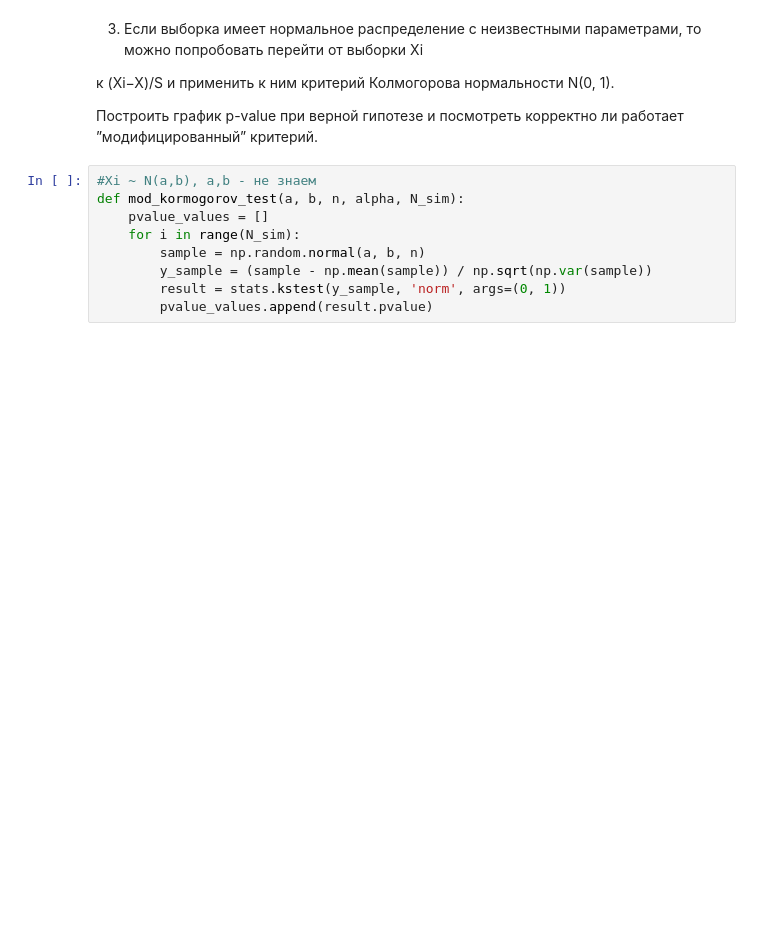
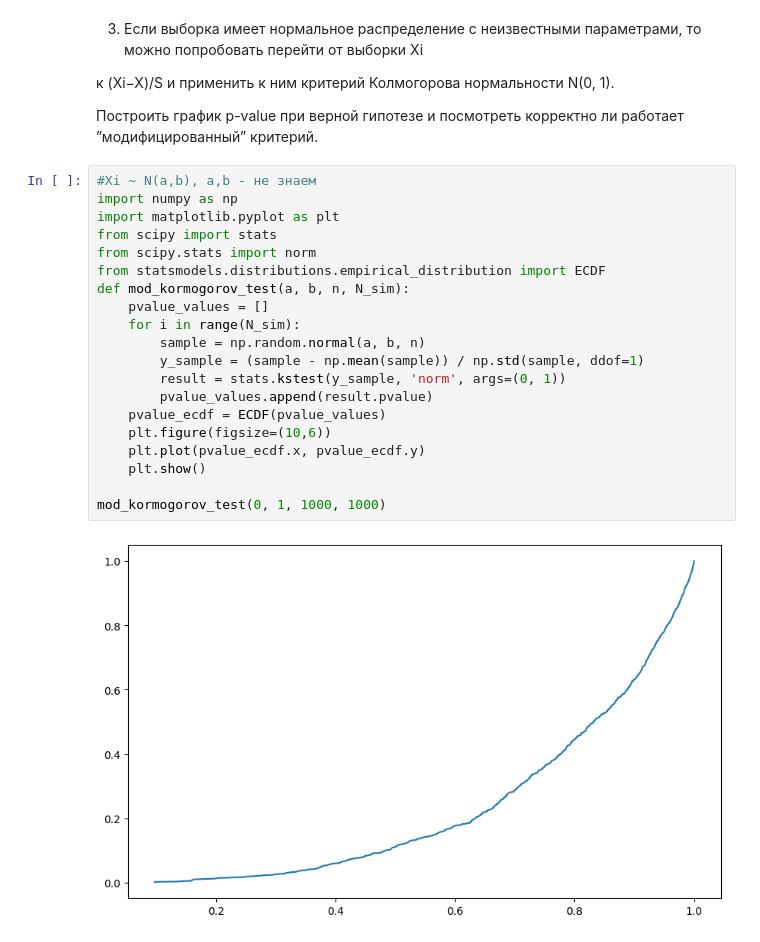
Before and after one commit to atirmargo/Statistics-Lab, a Jupyter notebook: 12th.ipynb, the cells around one changed output. Cells and saved outputs as stored; diff of their text form; blank space fills up the shorter version.

```diff
--- a/12th.ipynb
+++ b/12th.ipynb
@@ -198,10 +194,23 @@ kormogorov_test(n_values, alpha, m_values, p)
 Построить график p-value при верной гипотезе и посмотреть корректно ли работает ”модифицированный” критерий.
 # %%
 #Xi ~ N(a,b), a,b - не знаем
-def mod_kormogorov_test(a, b, n, alpha, N_sim):
+import numpy as np
+import matplotlib.pyplot as plt
+from scipy import stats
+from scipy.stats import norm
+from statsmodels.distributions.empirical_distribution import ECDF
+def mod_kormogorov_test(a, b, n, N_sim):
     pvalue_values = []
     for i in range(N_sim):
         sample = np.random.normal(a, b, n)
-        y_sample = (sample - np.mean(sample)) / np.sqrt(np.var(sample))
+        y_sample = (sample - np.mean(sample)) / np.std(sample, ddof=1)
         result = stats.kstest(y_sample, 'norm', args=(0, 1))
         pvalue_values.append(result.pvalue)
+    pvalue_ecdf = ECDF(pvalue_values)
+    plt.figure(figsize=(10,6))
+    plt.plot(pvalue_ecdf.x, pvalue_ecdf.y)
+    plt.show()
+
+mod_kormogorov_test(0, 1, 1000, 1000)
+# %% [output]
+[figure, added]
```
Also changed, not shown: parts of 2 cells of this notebook, 6 other files.
